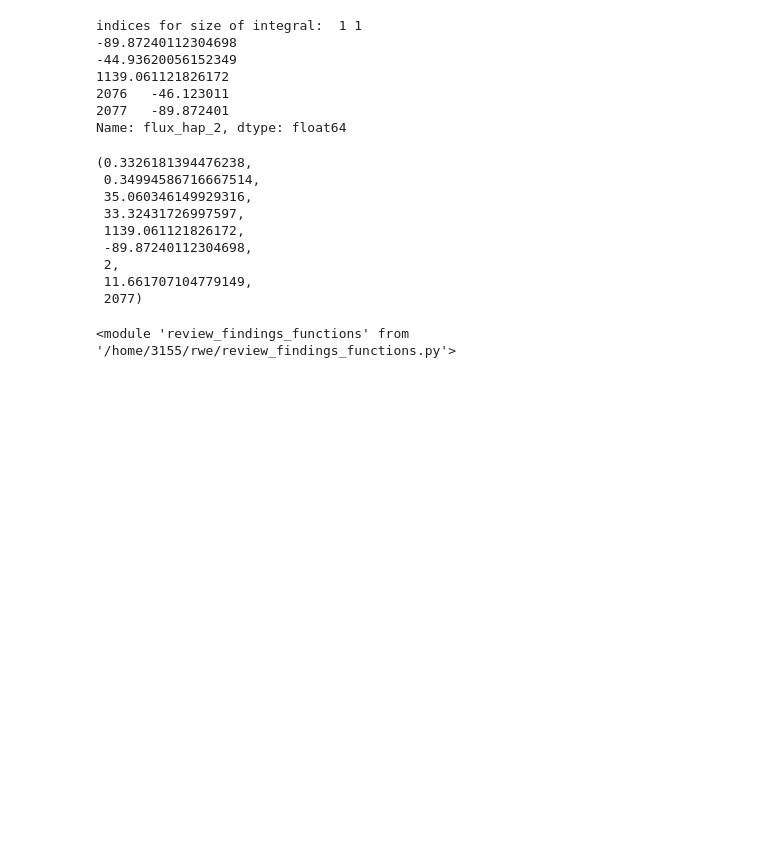
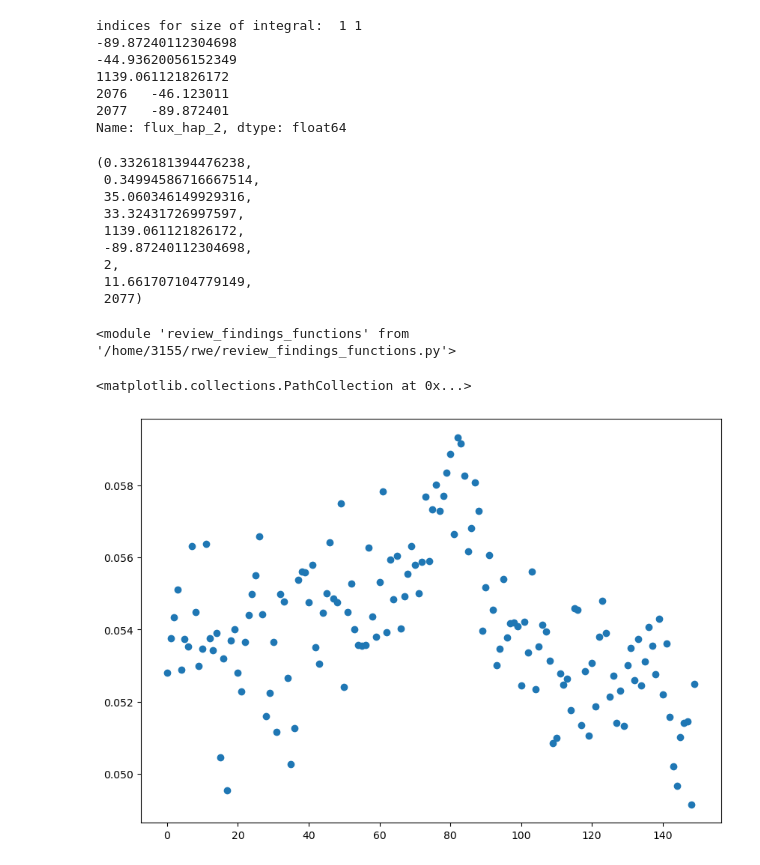
Before and after one commit to SHDaniels/Continuous-Readout-Image-Transient-Detection-with-CNNs, a Jupyter notebook: science_extractions_inspection.ipynb, the cells around one changed output. Cells and saved outputs as stored; diff of their text form; code cells hidden in the pictures; blank space fills up the shorter version.

```diff
--- a/science_extractions_inspection.ipynb
+++ b/science_extractions_inspection.ipynb
@@ -1146,4 +1024,10 @@ importlib.reload(rff)
 # %% [output]
 <module 'review_findings_functions' from '/home/3155/rwe/review_findings_functions.py'>
 # %%
-rff.get_tot_npy
+tot_eff, maxcols = rff.get_tot_npy(df_eff_pos, 0, 'pos')
+# %%
+x = tot_eff[1750:1900]
+plt.scatter(np.arange(0, len(x)), x)
+# %% [output]
+<matplotlib.collections.PathCollection at 0x...>
+[figure, added]
```
Also changed, not shown: parts of 43 cells of this notebook, 5 other files.
